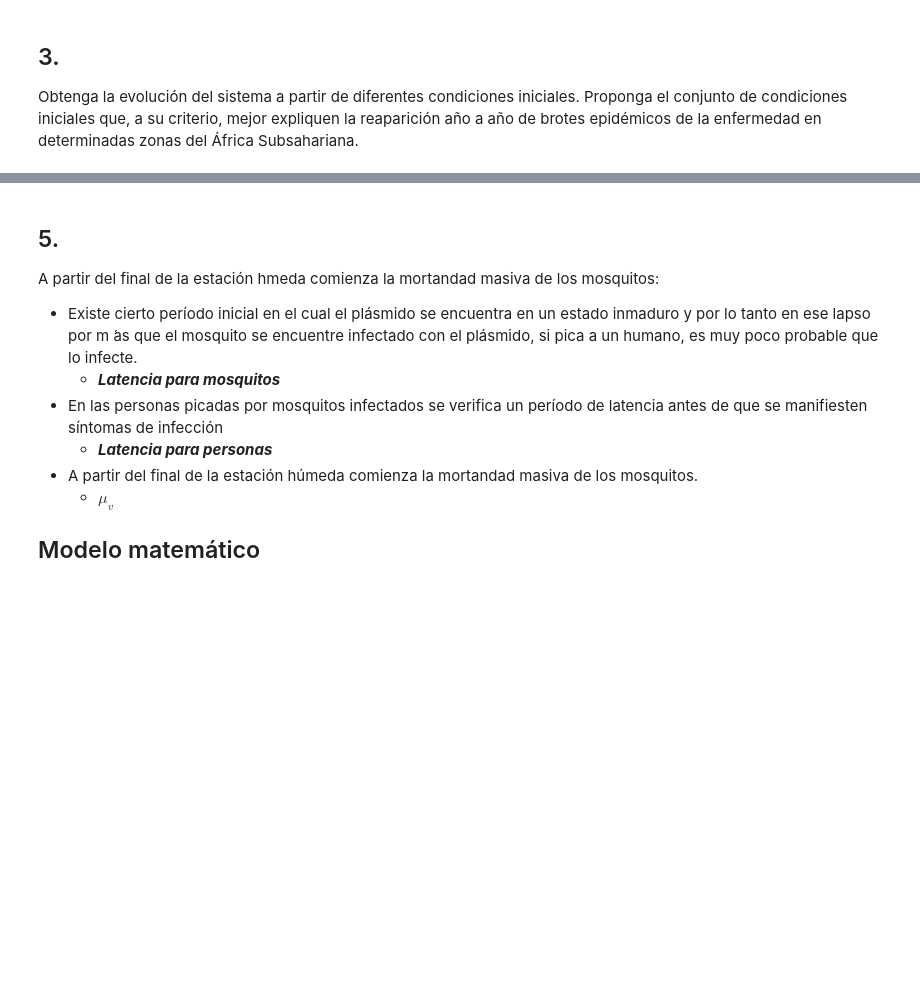
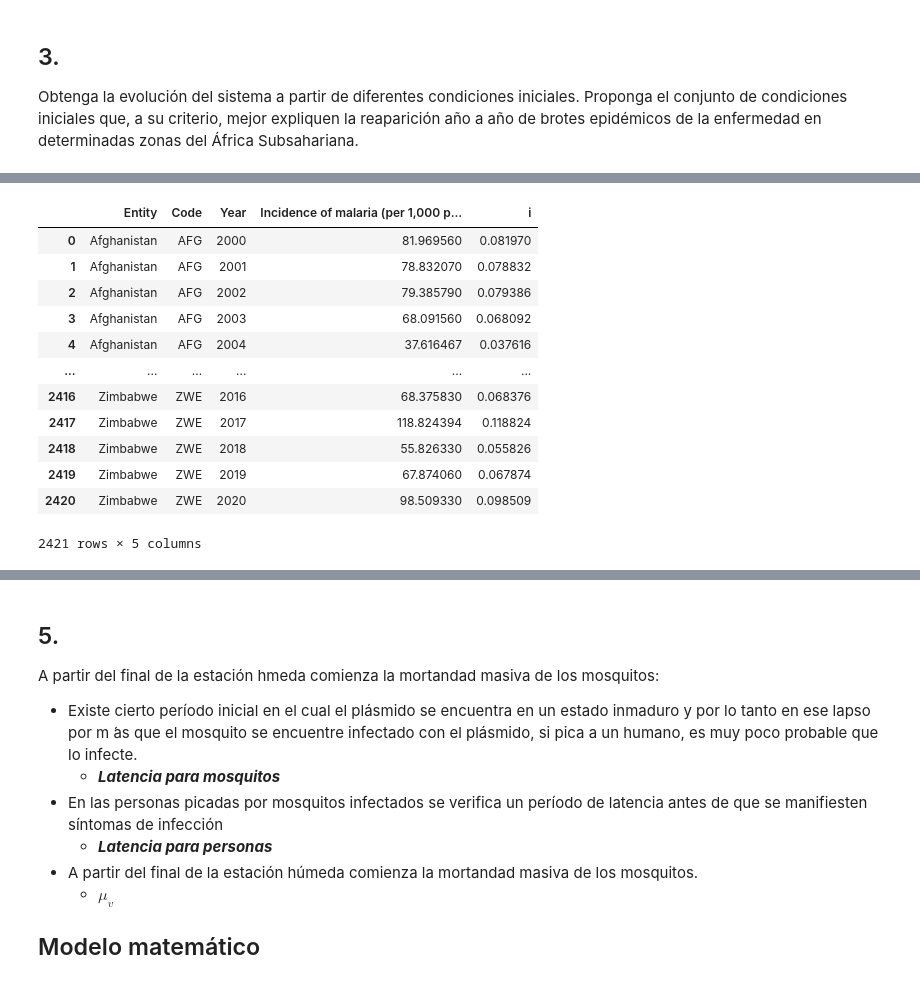
Before and after one commit to justog220/Practicas-MSB, a Jupyter notebook: Semana 4/Practica4.ipynb, the cells around one changed output, grey strips where cells are left out. Saved outputs shown, nothing was run; the diff lists cells and outputs as text; code cells hidden in the pictures; blank space fills up the shorter version.

```diff
--- a/Semana 4/Practica4.ipynb
+++ b/Semana 4/Practica4.ipynb
@@ -183,0 +151,5 @@ plt.show()
+# %%
+import pandas as pd
+
+df = pd.read_csv("incidence-of-malaria.csv")
+df.info()
@@ -183,0 +168,18 @@ plt.show()
+# %%
+df["i"] = df["Incidence of malaria (per 1,000 population at risk)"] / 1000
+# %%
+df
+# %% [output]
+|  | Entity | Code | Year | Incidence of malaria (per 1,000 p... | i |
+| 0 | Afghanistan | AFG | 2000 | 81.969560 | 0.081970 |
+| 1 | Afghanistan | AFG | 2001 | 78.832070 | 0.078832 |
+| 2 | Afghanistan | AFG | 2002 | 79.385790 | 0.079386 |
+| 3 | Afghanistan | AFG | 2003 | 68.091560 | 0.068092 |
+| 4 | Afghanistan | AFG | 2004 | 37.616467 | 0.037616 |
+| ... | ... | ... | ... | ... | ... |
+| 2416 | Zimbabwe | ZWE | 2016 | 68.375830 | 0.068376 |
+| 2417 | Zimbabwe | ZWE | 2017 | 118.824394 | 0.118824 |
+| 2418 | Zimbabwe | ZWE | 2018 | 55.826330 | 0.055826 |
+| 2419 | Zimbabwe | ZWE | 2019 | 67.874060 | 0.067874 |
+| 2420 | Zimbabwe | ZWE | 2020 | 98.509330 | 0.098509 |
+2421 rows × 5 columns
```
Also changed, not shown: parts of 8 cells of this notebook, 5 other files.
